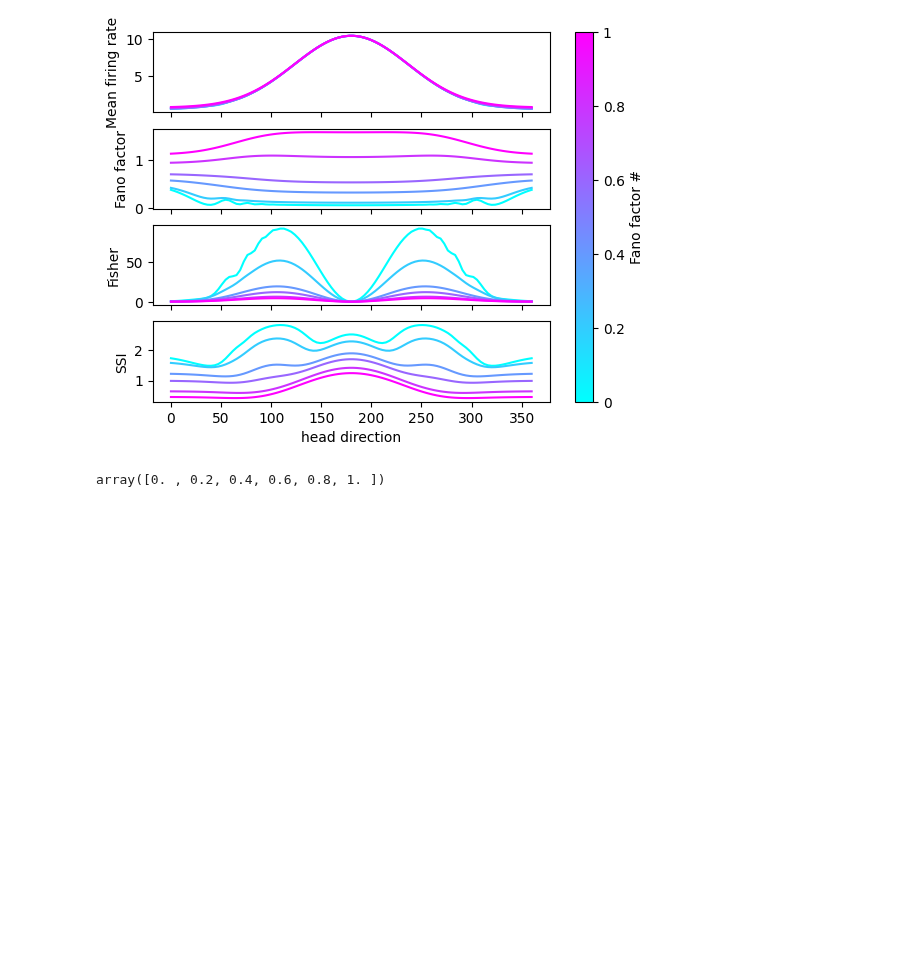
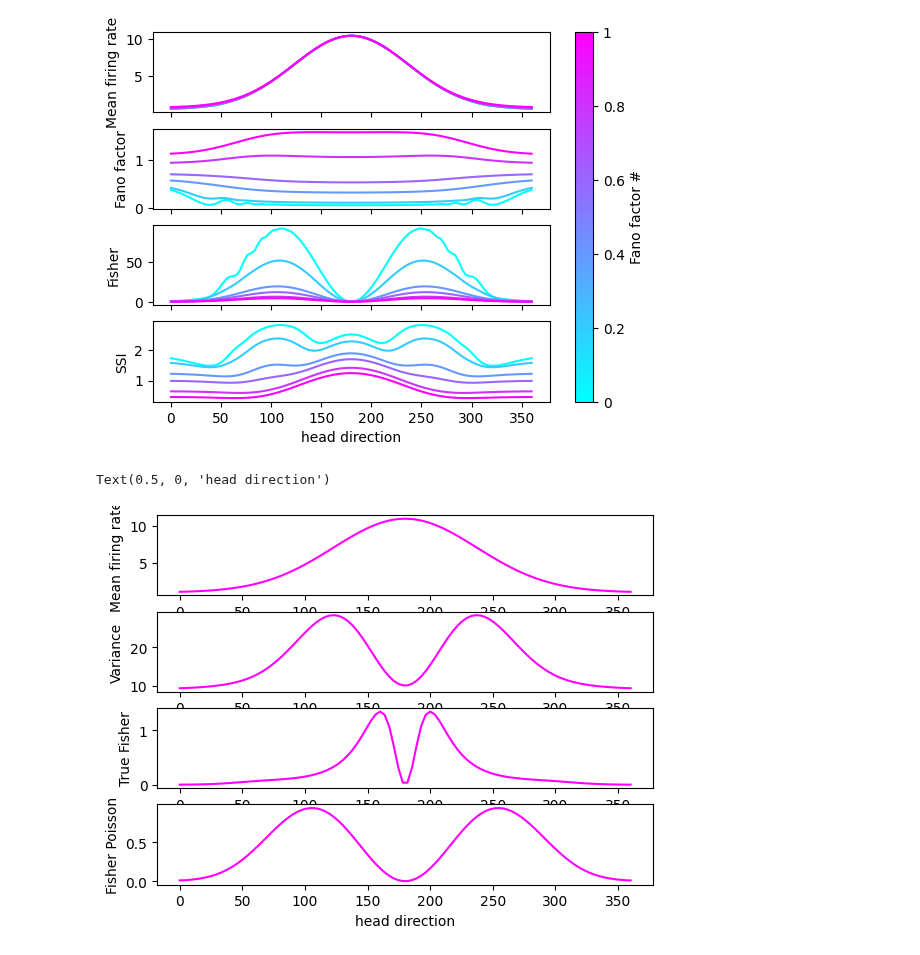
Before and after one commit to davindicode/UCM-interpret, a Jupyter notebook: analysis/ssi.ipynb, the cells around one changed output. Saved outputs shown, nothing was run; the diff lists cells and outputs as text; code cells hidden in the pictures; blank space fills up the shorter version.

```diff
--- a/analysis/ssi.ipynb
+++ b/analysis/ssi.ipynb
@@ -305,7 +305,3 @@ cbar.ax.set_ylabel('Fano factor #')
 # %% [output]
 Text(0, 0.5, 'Fano factor #')
 [figure]
-# %%
-np.linspace(0,1,6)
-# %% [output]
-array([0. , 0.2, 0.4, 0.6, 0.8, 1. ])
@@ -311,0 +310,60 @@ array([0. , 0.2, 0.4, 0.6, 0.8, 1. ])
+# %%
+dt = 0.16
+
+r_max = 10
+
+def mean_SCD(s, s_preffered = np.pi, sigma=1):
+    return (r_max * np.exp(-0.5 * (s - s_preffered)**2 / sigma**2) + 1)*dt
+
+
+def variance(s, s_preffered = np.pi, sigma=1):
+    return 50*(np.exp(-0.5 * (s - s_preffered)**2 / sigma**2) * (- (s-s_preffered)/ sigma**2) )**2 + 10
+
+
+def nbinom_SCD(y, s):
+    p = mean_SCD(s)/variance(s)
+    n = mean_SCD(s)**2 / (variance(s) - mean_SCD(s))
+    return scipy.stats.nbinom.pmf(y, n, p)
+
+K = 250
+rs = np.arange(0, K)
+probs = np.empty((inputs.size, rs.size))
+angles = inputs * 180 / (np.pi)
+
+probs = np.empty((inputs.size, rs.size))
+
+for i1, r in enumerate(rs):
+    for j1, s in enumerate(inputs):
+        probs[j1, i1] = nbinom_SCD(r, s)
+
+mean = (rs[None, :] * probs).sum(-1)
+var = (rs[None, :]**2 * probs).sum(-1) - mean**2
+FF = var/mean
+
+fisher_poisson = T*(np.gradient(mean) / dtheta)**2 / mean
+grad = np.gradient(np.nan_to_num(np.log(probs), neginf=0.0), axis=0) / dtheta
+fisher = (grad**2 * probs).sum(-1)
+
+prior = np.ones(inputs.shape) / inputs.shape
+posterior = probs * prior[:, None]
+norm_const = np.sum(posterior, axis=0)
+posterior = np.nan_to_num(posterior / norm_const[None, :], nan=0.0)
+
+i_sp = np.log2(inputs.size) + np.sum(posterior * np.nan_to_num(np.log2(posterior), neginf=0.0), axis=0)
+SSI = np.sum(probs * i_sp[None, :], axis=1)
+
+fig, ax = plt.subplots(4, 1)
+#fisher[np.where(fisher > 3000)] = np.nan
+#ax[0].set_title('Poisson distribution')
+ax[0].plot(angles, mean/dt, color=colors[i])
+ax[0].set_ylabel('Mean firing rate')
+ax[1].plot(angles, FF*mean, color=colors[i])
+ax[1].set_ylabel('Variance')
+ax[2].plot(angles, fisher, color=colors[i])
+ax[2].set_ylabel('True Fisher')
+ax[3].plot(angles, fisher_poisson, color=colors[i])
+ax[3].set_ylabel('Fisher Poisson')
+ax[3].set_xlabel('head direction')
+# %% [output]
+Text(0.5, 0, 'head direction')
+[figure, added]
```
Also changed, not shown: parts of 2 cells of this notebook, 5 other files.
